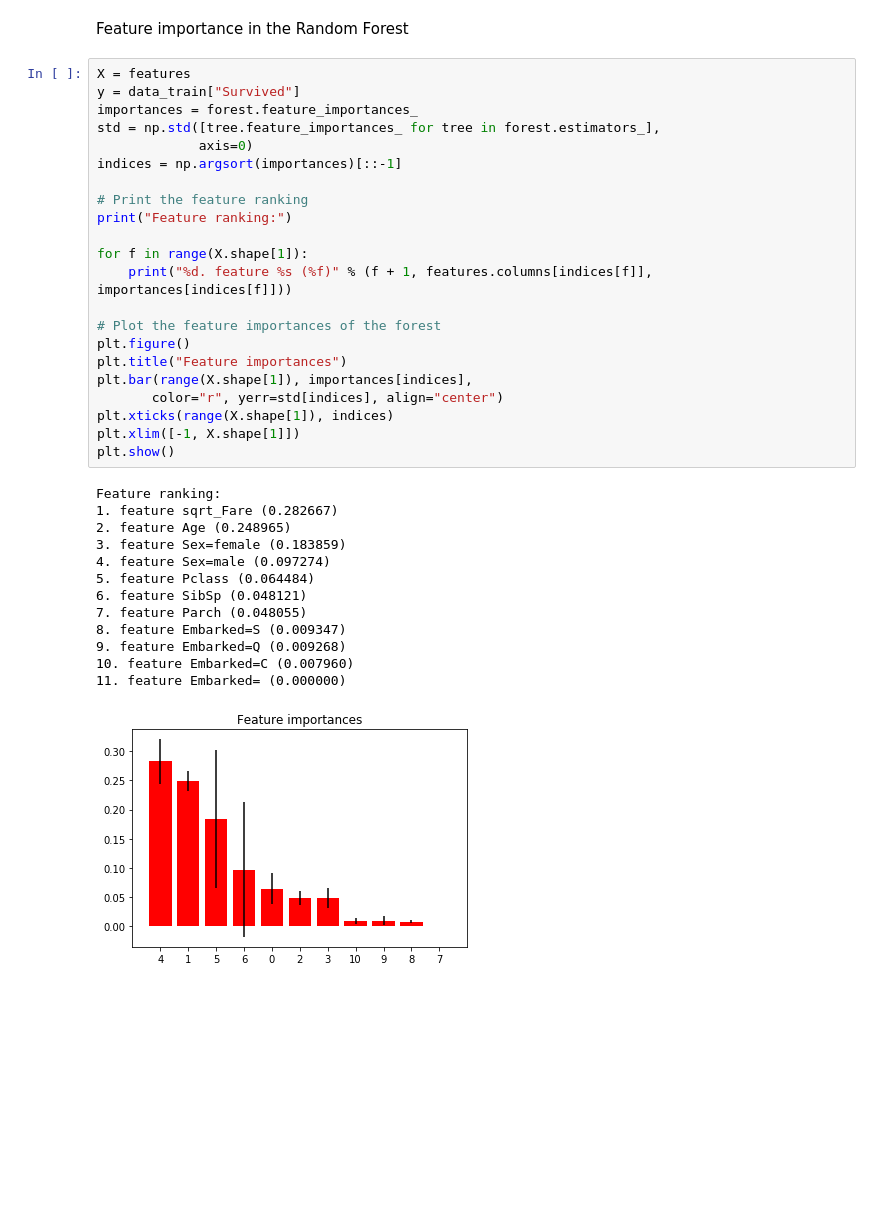
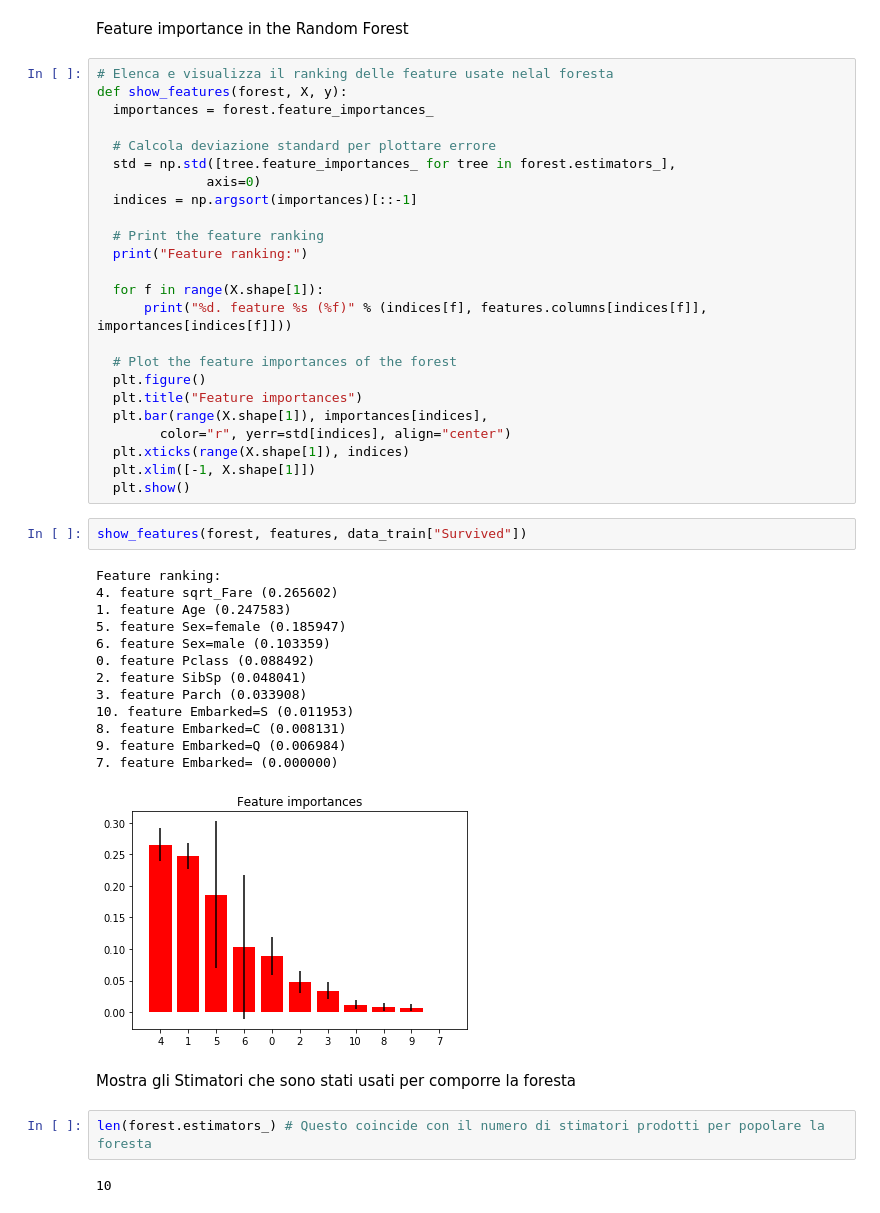
Before and after one commit to tonello88/machine_learning, a Jupyter notebook: Forest,_Features_and_LightGBM.ipynb, the cells around one changed output. Saved outputs shown, nothing was run; the diff lists cells and outputs as text; blank space fills up the shorter version.

```diff
--- a/Forest,_Features_and_LightGBM.ipynb
+++ b/Forest,_Features_and_LightGBM.ipynb
@@ -73,38 +73,48 @@ forest.score(prepare_data(data_test), data_test["Survived"])
 # %% [markdown]
 Feature importance in the Random Forest
 # %%
-X = features
-y = data_train["Survived"]
-importances = forest.feature_importances_
-std = np.std([tree.feature_importances_ for tree in forest.estimators_],
-             axis=0)
-indices = np.argsort(importances)[::-1]
+# Elenca e visualizza il ranking delle feature usate nelal foresta
+def show_features(forest, X, y):
+  importances = forest.feature_importances_
 
-# Print the feature ranking
-print("Feature ranking:")
+  # Calcola deviazione standard per plottare errore
+  std = np.std([tree.feature_importances_ for tree in forest.estimators_],
+              axis=0)
+  indices = np.argsort(importances)[::-1]
 
-for f in range(X.shape[1]):
-    print("%d. feature %s (%f)" % (f + 1, features.columns[indices[f]], importances[indices[f]]))
+  # Print the feature ranking
+  print("Feature ranking:")
 
-# Plot the feature importances of the forest
-plt.figure()
-plt.title("Feature importances")
-plt.bar(range(X.shape[1]), importances[indices],
-       color="r", yerr=std[indices], align="center")
-plt.xticks(range(X.shape[1]), indices)
-plt.xlim([-1, X.shape[1]])
-plt.show()
+  for f in range(X.shape[1]):
+      print("%d. feature %s (%f)" % (indices[f], features.columns[indices[f]], importances[indices[f]]))
+
+  # Plot the feature importances of the forest
+  plt.figure()
+  plt.title("Feature importances")
+  plt.bar(range(X.shape[1]), importances[indices],
+        color="r", yerr=std[indices], align="center")
+  plt.xticks(range(X.shape[1]), indices)
+  plt.xlim([-1, X.shape[1]])
+  plt.show()
-# %% [output]
-Feature ranking:
-1. feature sqrt_Fare (0.282667)
-2. feature Age (0.248965)
-3. feature Sex=female (0.183859)
-4. feature Sex=male (0.097274)
-5. feature Pclass (0.064484)
-6. feature SibSp (0.048121)
-7. feature Parch (0.048055)
-8. feature Embarked=S (0.009347)
-9. feature Embarked=Q (0.009268)
-10. feature Embarked=C (0.007960)
-11. feature Embarked= (0.000000)
-[figure, removed]
+# %%
+show_features(forest, features, data_train["Survived"])
+# %% [output]
+Feature ranking:
+4. feature sqrt_Fare (0.265602)
+1. feature Age (0.247583)
+5. feature Sex=female (0.185947)
+6. feature Sex=male (0.103359)
+0. feature Pclass (0.088492)
+2. feature SibSp (0.048041)
+3. feature Parch (0.033908)
+10. feature Embarked=S (0.011953)
+8. feature Embarked=C (0.008131)
+9. feature Embarked=Q (0.006984)
+7. feature Embarked= (0.000000)
+[figure, added]
+# %% [markdown]
+Mostra gli Stimatori che sono stati usati per comporre la foresta
+# %%
+len(forest.estimators_) # Questo coincide con il numero di stimatori prodotti per popolare la foresta
+# %% [output]
+10
```
Also changed, not shown: parts of 10 cells of this notebook.
